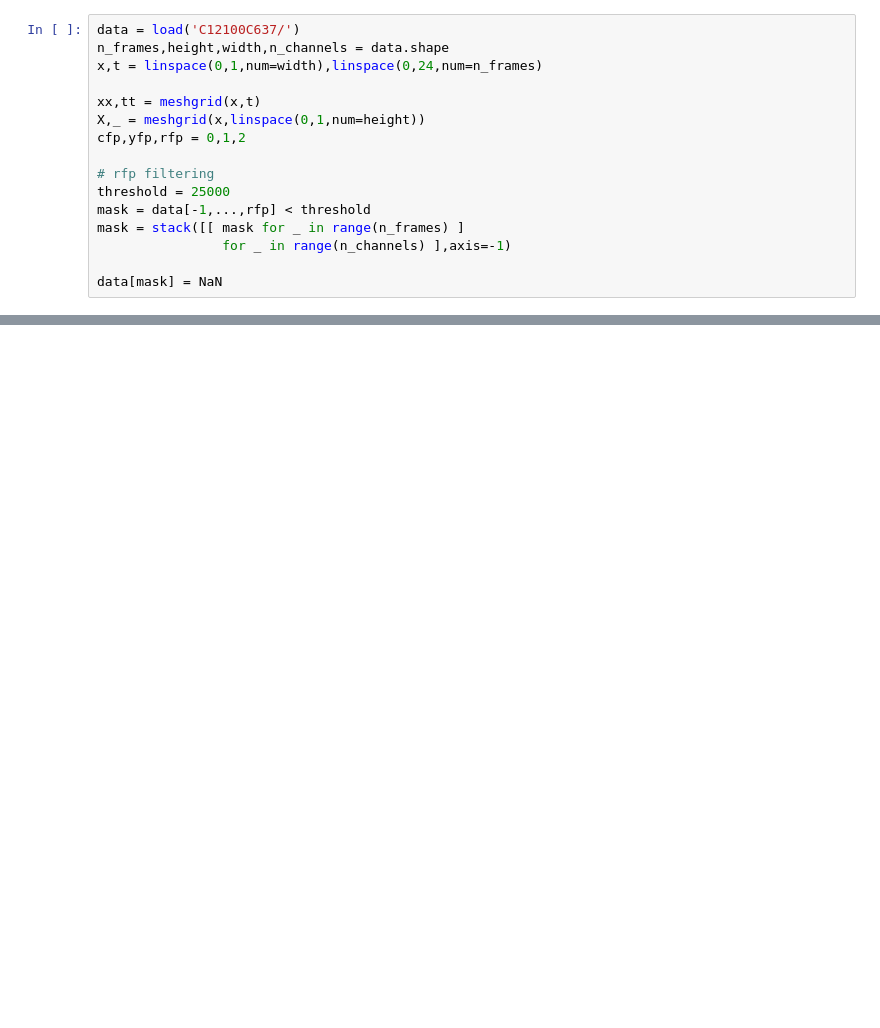
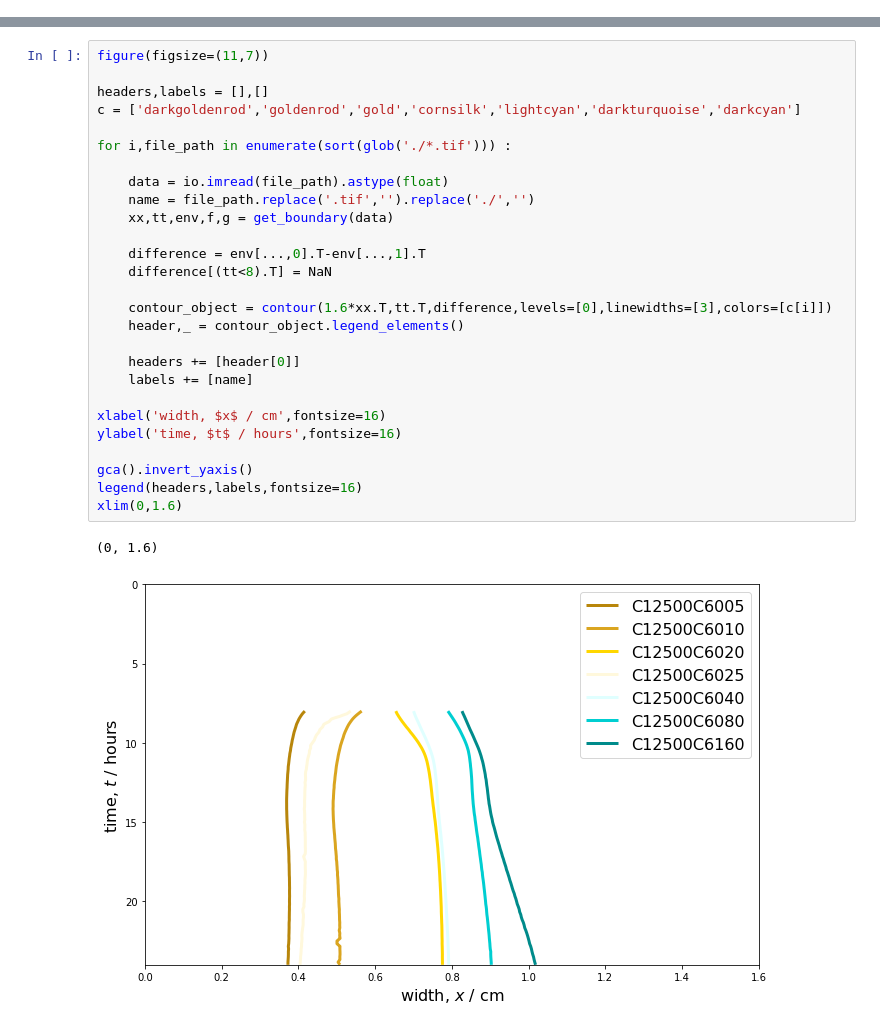
Before and after one commit to gszep/double-exclusive-reporter, a Jupyter notebook: data/spatial/whiteboard.ipynb, the cells around one changed output, grey strips where cells are left out. Cells and saved outputs as stored; diff of their text form; blank space fills up the shorter version.

```diff
--- a/data/spatial/whiteboard.ipynb
+++ b/data/spatial/whiteboard.ipynb
@@ -71,16 +0,0 @@ io.imread('greggtest.tif').shape
-# %%
-data = load('C12100C637/')
-n_frames,height,width,n_channels = data.shape
-x,t = linspace(0,1,num=width),linspace(0,24,num=n_frames)
-
-xx,tt = meshgrid(x,t)
-X,_ = meshgrid(x,linspace(0,1,num=height))
-cfp,yfp,rfp = 0,1,2
-
-# rfp filtering
-threshold = 25000
-mask = data[-1,...,rfp] < threshold
-mask = stack([[ mask for _ in range(n_frames) ]
-                for _ in range(n_channels) ],axis=-1)
-
-data[mask] = NaN
@@ -104,2 +96,32 @@ env = stack([fs,gs],axis=-1)
+# %%
+figure(figsize=(11,7))
+
+headers,labels = [],[]
+c = ['darkgoldenrod','goldenrod','gold','cornsilk','lightcyan','darkturquoise','darkcyan']
+
+for i,file_path in enumerate(sort(glob('./*.tif'))) :
+
+    data = io.imread(file_path).astype(float)
+    name = file_path.replace('.tif','').replace('./','')
+    xx,tt,env,f,g = get_boundary(data)
+
+    difference = env[...,0].T-env[...,1].T
+    difference[(tt<8).T] = NaN
+
+    contour_object = contour(1.6*xx.T,tt.T,difference,levels=[0],linewidths=[3],colors=[c[i]])
+    header,_ = contour_object.legend_elements()
+
+    headers += [header[0]]
+    labels += [name]
+
+xlabel('width, $x$ / cm',fontsize=16)
+ylabel('time, $t$ / hours',fontsize=16)
+
+gca().invert_yaxis()
+legend(headers,labels,fontsize=16)
+xlim(0,1.6)
+# %% [output]
+(0, 1.6)
+[figure, added]
 # %%
 figure(figsize=(7,7))
```
Also changed, not shown: parts of 11 cells of this notebook, 5 other files.
